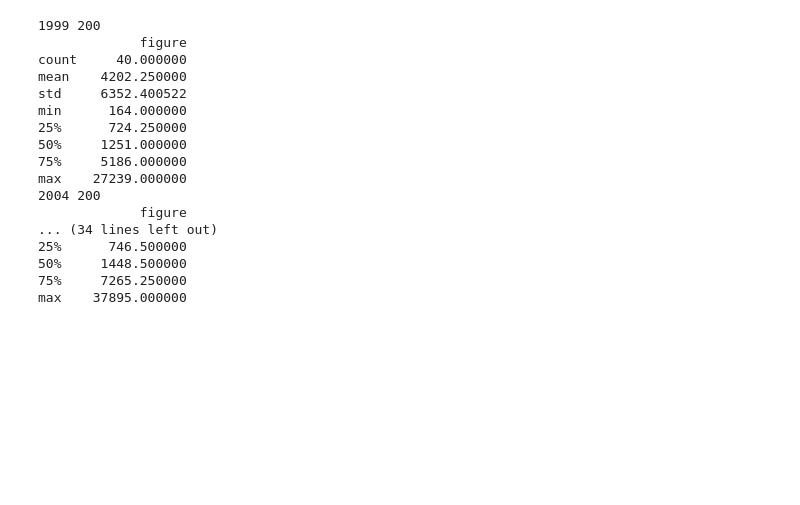
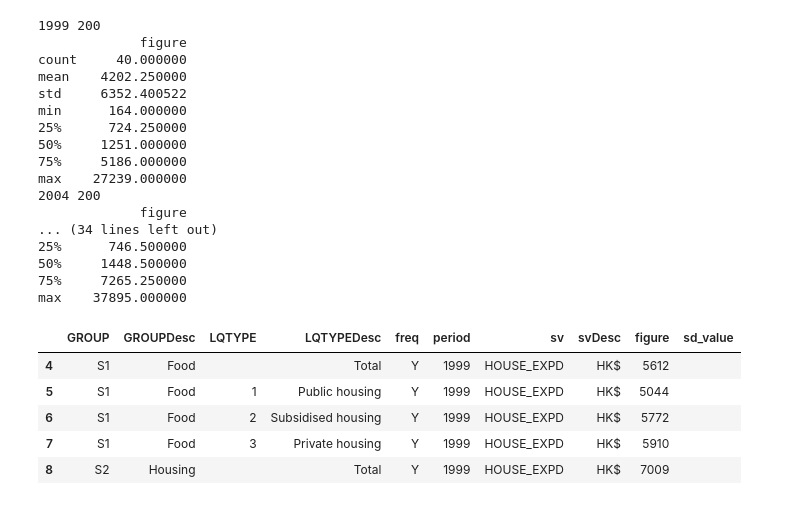
Before and after one commit to kcf1/econ4200-fyp-research, a Jupyter notebook: comb_data.ipynb, the cells around one changed output. Saved outputs shown, nothing was run; the diff lists cells and outputs as text; code cells hidden in the pictures; blank space fills up the shorter version.

```diff
--- a/comb_data.ipynb
+++ b/comb_data.ipynb
@@ -165,5 +165,14 @@ max    37895.000000
 # %%
 big_df = pd.concat(dfs)
 big_df = big_df[big_df['GROUPDesc']!='Total']
-big_df = big_df[big_df['LQTYPEDesc']!='Total']
+#big_df = big_df[big_df['LQTYPEDesc']!='Total']
+# %%
+big_df.head()
+# %% [output]
+|  | GROUP | GROUPDesc | LQTYPE | LQTYPEDesc | freq | period | sv | svDesc | figure | sd_value |
+| 4 | S1 | Food |  | Total | Y | 1999 | HOUSE_EXPD | HK$ | 5612 |  |
+| 5 | S1 | Food | 1 | Public housing | Y | 1999 | HOUSE_EXPD | HK$ | 5044 |  |
+| 6 | S1 | Food | 2 | Subsidised housing | Y | 1999 | HOUSE_EXPD | HK$ | 5772 |  |
+| 7 | S1 | Food | 3 | Private housing | Y | 1999 | HOUSE_EXPD | HK$ | 5910 |  |
+| 8 | S2 | Housing |  | Total | Y | 1999 | HOUSE_EXPD | HK$ | 7009 |  |
 # %%
```
Also changed, not shown: parts of 7 cells of this notebook.
